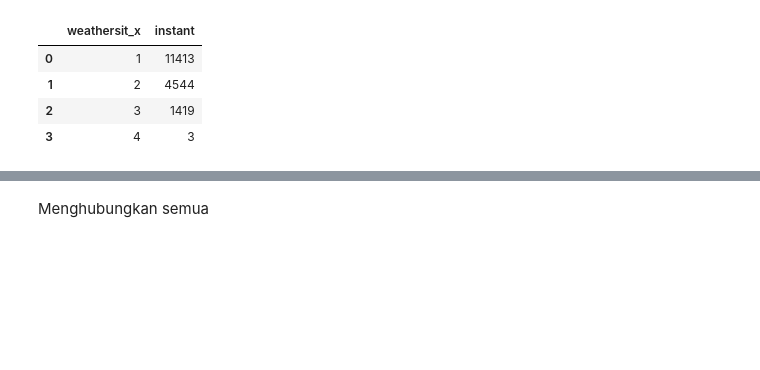
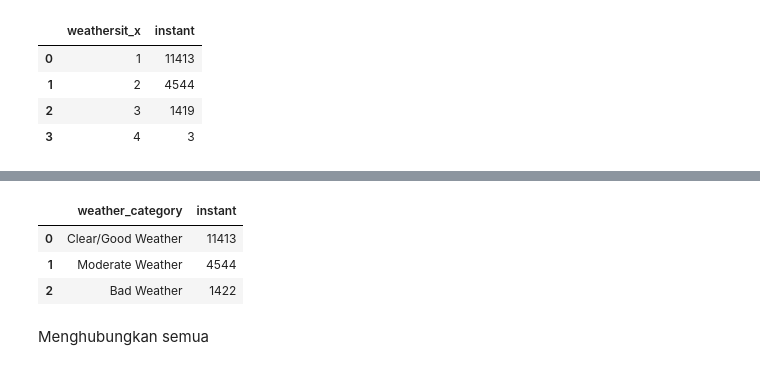
Before and after one commit to rifkurniawan-dev/projek_arif, a Jupyter notebook: Proyek_Analisis_Data_Arif.ipynb, the cells around one changed output, grey strips where cells are left out. Drawn from its saved outputs; the diff is of its cells as text; code cells hidden in the pictures; blank space fills up the shorter version.

```diff
--- a/Proyek_Analisis_Data_Arif.ipynb
+++ b/Proyek_Analisis_Data_Arif.ipynb
@@ -492,3 +491,10 @@ hour_day_df.groupby(by="weathersit_x").instant.nunique().sort_values(ascending=F
+# %%
+hour_day_df.groupby("weather_category").instant.nunique().sort_values(ascending=False).reset_index()
+# %% [output]
+|  | weather_category | instant |
+| 0 | Clear/Good Weather | 11413 |
+| 1 | Moderate Weather | 4544 |
+| 2 | Bad Weather | 1422 |
 # %%
 hour_day_df.to_csv("hour_day.csv", index=False)
 # %% [markdown]
```
Also changed, not shown: parts of 16 cells of this notebook.
